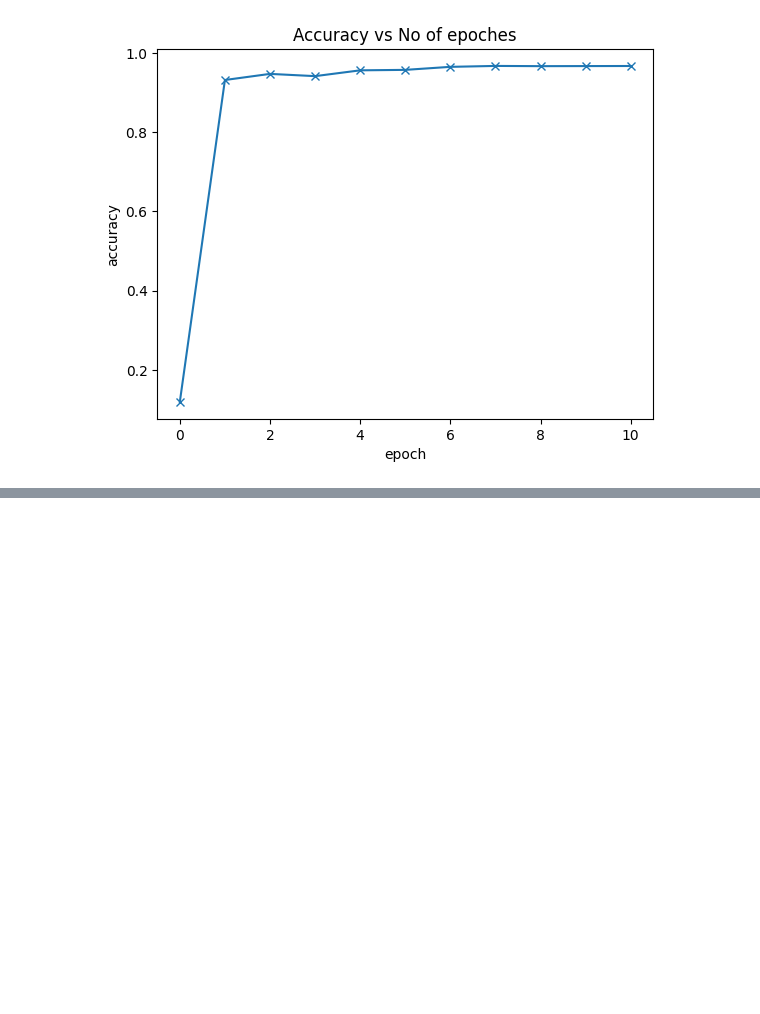
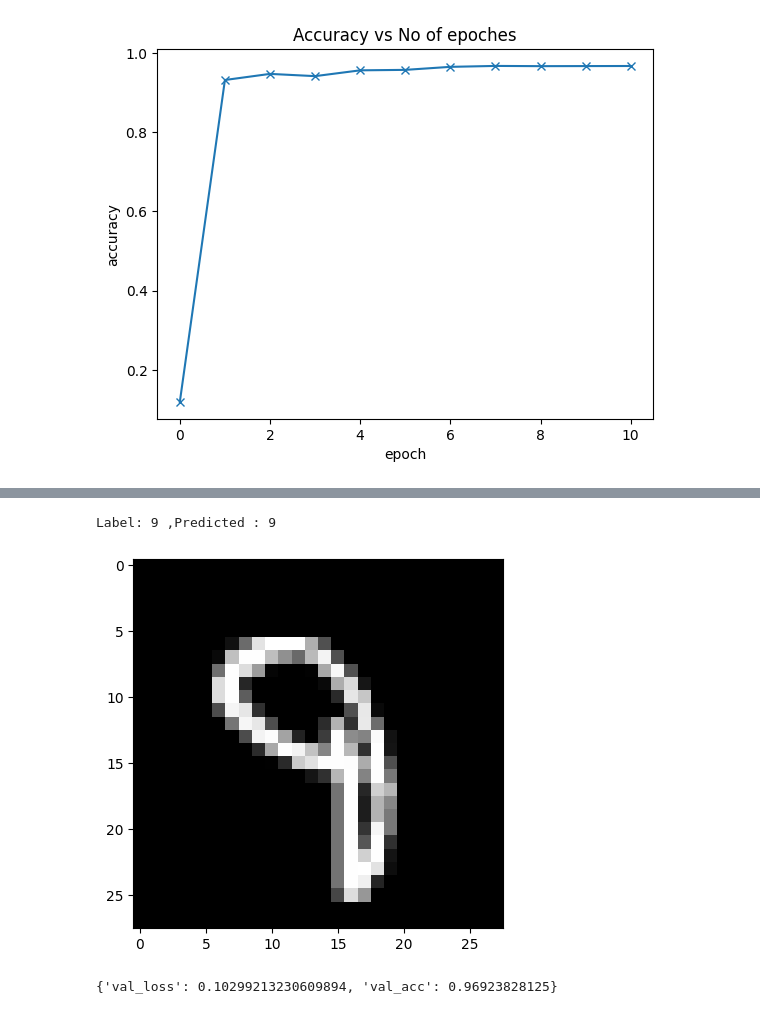
Before and after one commit to varshhhy7/awesome-pytorch, a Jupyter notebook: Deep_Neural_Networks.ipynb, the cells around one changed output, grey strips where cells are left out. Drawn from its saved outputs; the diff is of its cells as text; code cells hidden in the pictures; blank space fills up the shorter version.

```diff
--- a/Deep_Neural_Networks.ipynb
+++ b/Deep_Neural_Networks.ipynb
@@ -397,0 +420,13 @@ plt.title('Accuracy vs No of epoches');
+# %%
+img, label= test_dataset[193]
+plt.imshow(img[0], cmap='gray')
+print('Label:', label , ',Predicted :' , predict_image(img , model))
+# %% [output]
+Label: 9 ,Predicted : 9
+[figure, added]
+# %%
+test_loader=DeviceDataLoader(DataLoader(test_dataset, batch_size*2), device)
+result=evaluate(model, test_loader)
+result
+# %% [output]
+{'val_loss': 0.10299213230609894, 'val_acc': 0.96923828125}
```
Also changed, not shown: parts of 5 cells of this notebook.
